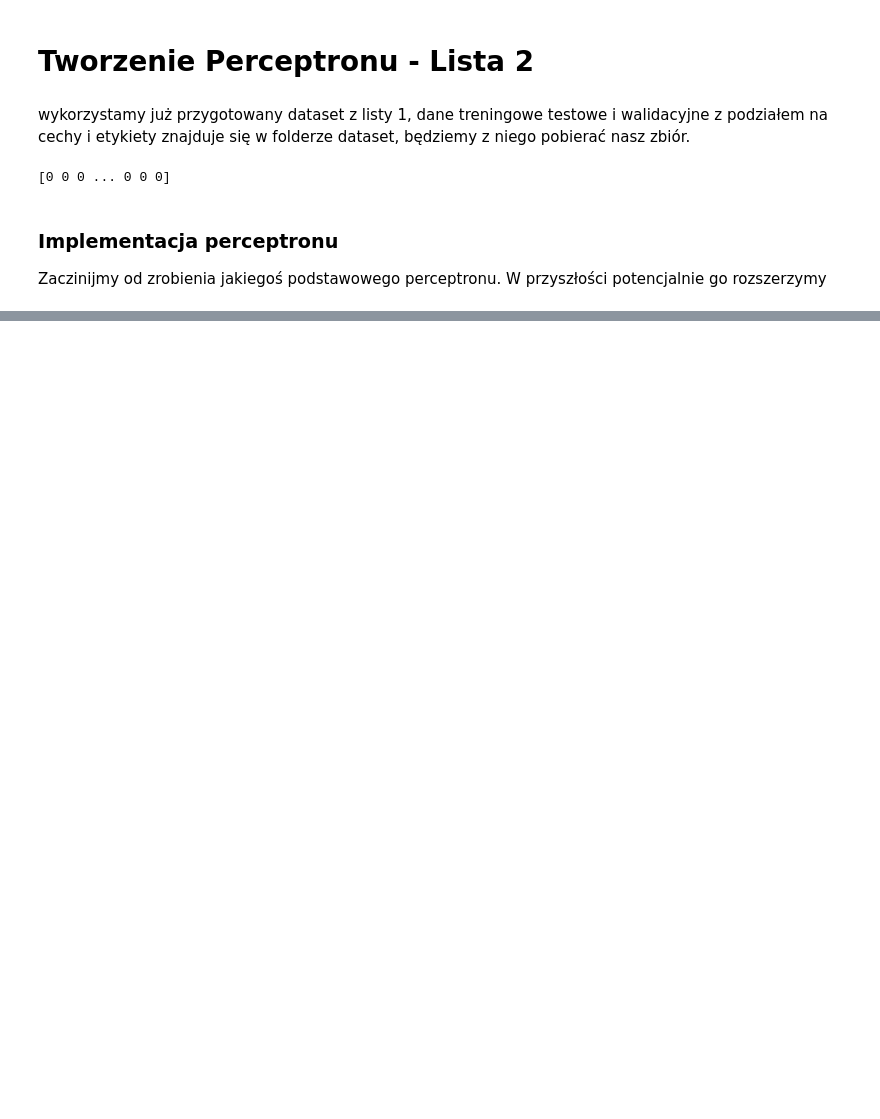
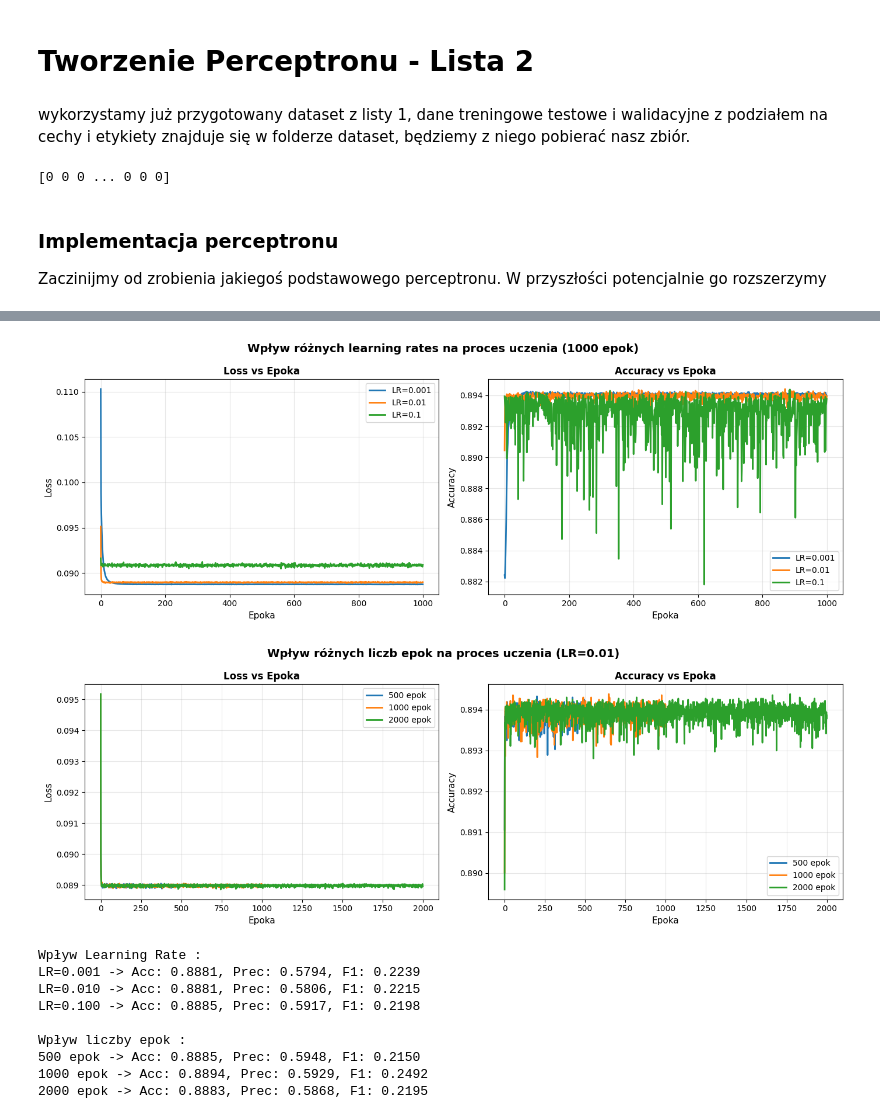
Before and after one commit to Solvro/ml-kurs-wdrozeniowy-25, a Jupyter notebook: zadanie 2/zad2.ipynb, the cells around one changed output, grey strips where cells are left out. Cells and saved outputs as stored; diff of their text form; code cells hidden in the pictures; blank space fills up the shorter version.

```diff
--- a/zadanie 2/zad2.ipynb
+++ b/zadanie 2/zad2.ipynb
@@ -24,0 +256,15 @@ Zaczinijmy od zrobienia jakiegoś podstawowego perceptronu. W przyszłości pote
+# %%
+# Trening 3: Mini-Batch Stochastic Gradient Descent
+
+model_minibatch = perceptron(lr=0.01, feats=X_train_array.shape[1])
+trainer_minibatch = Trainer(model_minibatch, n_epochs=1000, mode='mini-batch', batch_size=32)
+trainer_minibatch.train(X_train_array, y_train_array)
+
+# Ewaluacja na zbiorze testowym
+test_predictions_minibatch = trainer_minibatch.predict(X_test_array)
+test_acc_minibatch, test_prec_minibatch, test_f1_minibatch = trainer_minibatch.calculate_metrics(X_test_array, y_test_array)
+
+print(f"\nWyniki na zbiorze testowym:")
+print(f"Accuracy: {test_acc_minibatch:.4f}")
+print(f"Precision: {test_prec_minibatch:.4f}")
+print(f"F1 Score: {test_f1_minibatch:.4f}")
@@ -24,0 +289,2 @@ Zaczinijmy od zrobienia jakiegoś podstawowego perceptronu. W przyszłości pote
+# %%
+mode = 'sgd'
@@ -24,0 +352,60 @@ Zaczinijmy od zrobienia jakiegoś podstawowego perceptronu. W przyszłości pote
+# %%
+# Wykres dla różnych learning rates
+fig1, axes1 = plt.subplots(1, 2, figsize=(14, 5))
+fig1.suptitle('Wpływ różnych learning rates na proces uczenia (1000 epok)', fontsize=14, fontweight='bold')
+
+metrics = ['Loss', 'Accuracy']
+histories = ['history_loss', 'history_accuracy']
+
+for idx, (metric, history) in enumerate(zip(metrics, histories)):
+    ax = axes1[idx]
+    for i, (trainer, lr) in enumerate(zip(trainers_lr, learning_rates)):
+        ax.plot(getattr(trainer, history), label=f'LR={lr}', linewidth=2)
+    ax.set_xlabel('Epoka', fontsize=11)
+    ax.set_ylabel(metric, fontsize=11)
+    ax.set_title(f'{metric} vs Epoka', fontsize=12, fontweight='bold')
+    ax.legend()
+    ax.grid(True, alpha=0.3)
+
+plt.tight_layout()
+plt.show()
+
+# Wykres dla różnych liczb epok
+fig2, axes2 = plt.subplots(1, 2, figsize=(14, 5))
+fig2.suptitle('Wpływ różnych liczb epok na proces uczenia (LR=0.01)', fontsize=14, fontweight='bold')
+
+for idx, (metric, history) in enumerate(zip(metrics, histories)):
+    ax = axes2[idx]
+    for i, (trainer, n_epochs) in enumerate(zip(trainers_epochs, epochs_list)):
+        ax.plot(getattr(trainer, history), label=f'{n_epochs} epok', linewidth=2)
+    ax.set_xlabel('Epoka', fontsize=11)
+    ax.set_ylabel(metric, fontsize=11)
+    ax.set_title(f'{metric} vs Epoka', fontsize=12, fontweight='bold')
+    ax.legend()
+    ax.grid(True, alpha=0.3)
+
+plt.tight_layout()
+plt.show()
+
+
+print("\nWpływ Learning Rate :")
+for i, lr in enumerate(learning_rates):
+    test_acc, test_prec, test_f1 = trainers_lr[i].calculate_metrics(X_test_array, y_test_array)
+    print(f"LR={lr:5.3f} -> Acc: {test_acc:.4f}, Prec: {test_prec:.4f}, F1: {test_f1:.4f}")
+
+print("\nWpływ liczby epok :")
+for i, n_epochs in enumerate(epochs_list):
+    test_acc, test_prec, test_f1 = trainers_epochs[i].calculate_metrics(X_test_array, y_test_array)
+    print(f"{n_epochs} epok -> Acc: {test_acc:.4f}, Prec: {test_prec:.4f}, F1: {test_f1:.4f}")
+# %% [output]
+[figure, added]
+[figure, added]
+Wpływ Learning Rate :
+LR=0.001 -> Acc: 0.8881, Prec: 0.5794, F1: 0.2239
+LR=0.010 -> Acc: 0.8881, Prec: 0.5806, F1: 0.2215
+LR=0.100 -> Acc: 0.8885, Prec: 0.5917, F1: 0.2198
+
+Wpływ liczby epok :
+500 epok -> Acc: 0.8885, Prec: 0.5948, F1: 0.2150
+1000 epok -> Acc: 0.8894, Prec: 0.5929, F1: 0.2492
+2000 epok -> Acc: 0.8883, Prec: 0.5868, F1: 0.2195
```
Also changed, not shown: parts of 20 cells of this notebook.
